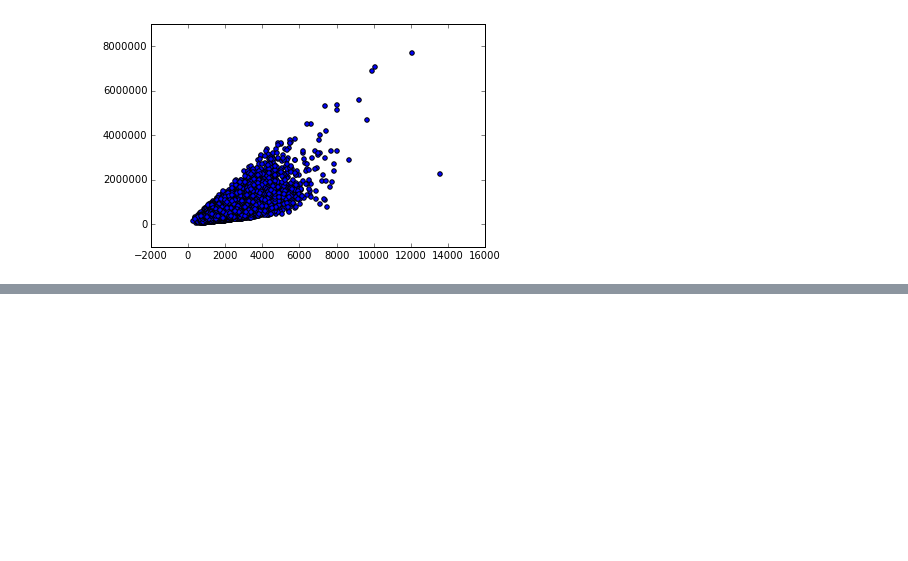
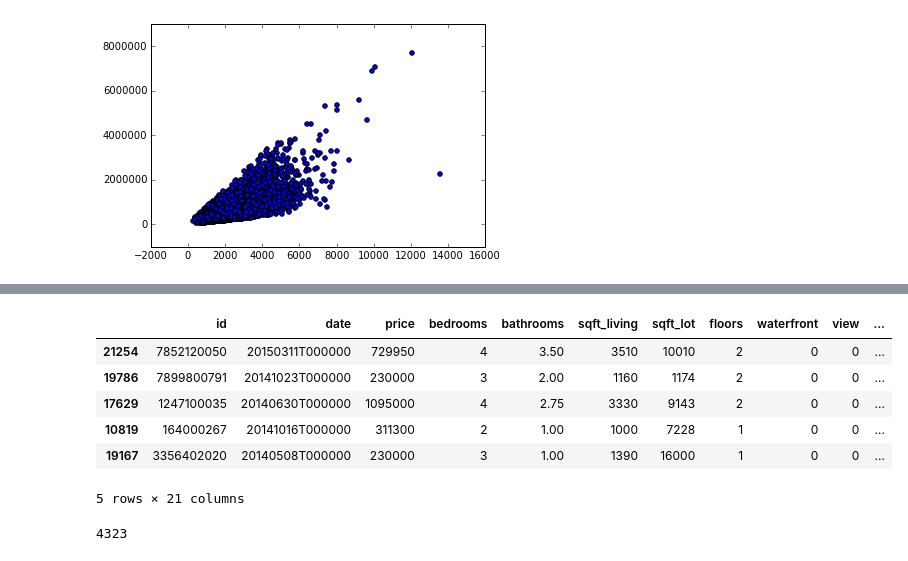
Before and after one commit to clauxx/machineLearningWashington, a Jupyter notebook: Predicting Houses.ipynb, the cells around one changed output, grey strips where cells are left out. Cells and saved outputs as stored; diff of their text form; code cells hidden in the pictures; blank space fills up the shorter version.

```diff
--- a/Predicting Houses.ipynb
+++ b/Predicting Houses.ipynb
@@ -40,0 +61,15 @@ plt.show()
+# %%
+test_data.head()
+# %% [output]
+|  | id | date | price | bedrooms | bathrooms | sqft_living | sqft_lot | floors | waterfront | view | ... |
+| 21254 | 7852120050 | 20150311T000000 | 729950 | 4 | 3.50 | 3510 | 10010 | 2 | 0 | 0 | ... |
+| 19786 | 7899800791 | 20141023T000000 | 230000 | 3 | 2.00 | 1160 | 1174 | 2 | 0 | 0 | ... |
+| 17629 | 1247100035 | 20140630T000000 | 1095000 | 4 | 2.75 | 3330 | 9143 | 2 | 0 | 0 | ... |
+| 10819 | 164000267 | 20141016T000000 | 311300 | 2 | 1.00 | 1000 | 7228 | 1 | 0 | 0 | ... |
+| 19167 | 3356402020 | 20140508T000000 | 230000 | 3 | 1.00 | 1390 | 16000 | 1 | 0 | 0 | ... |
+5 rows × 21 columns
+# %%
+
+len(test_data)
+# %% [output]
+4323
```
Also changed, not shown: parts of 4 cells of this notebook.
